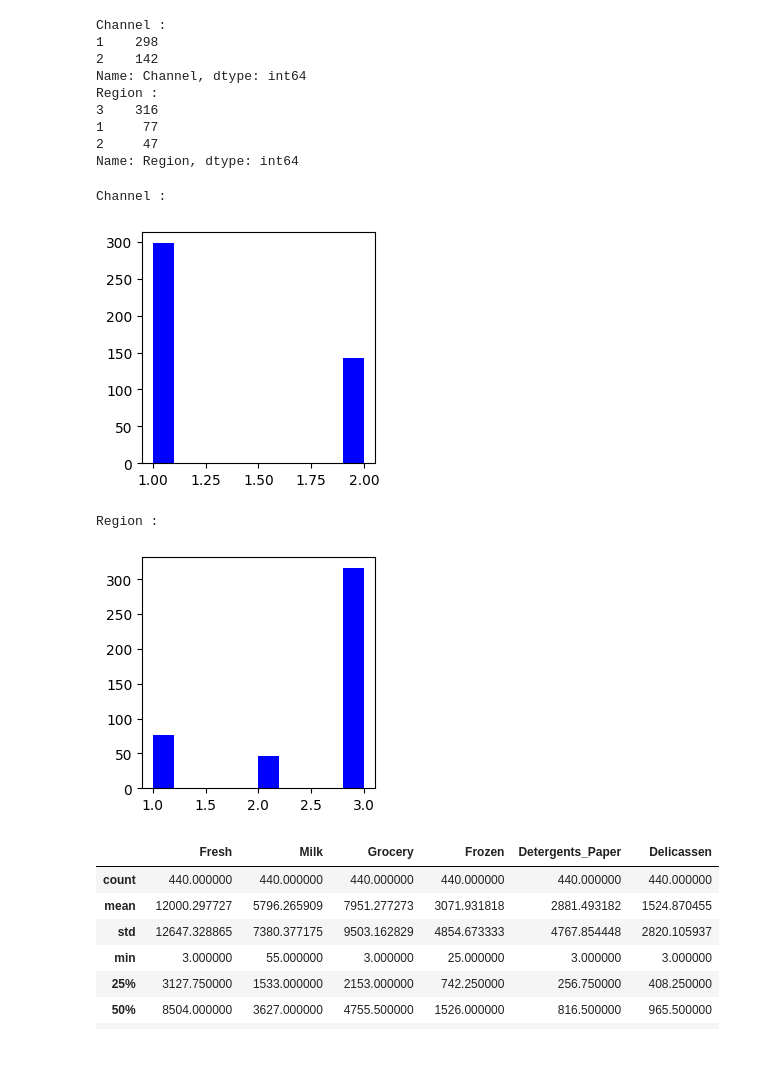
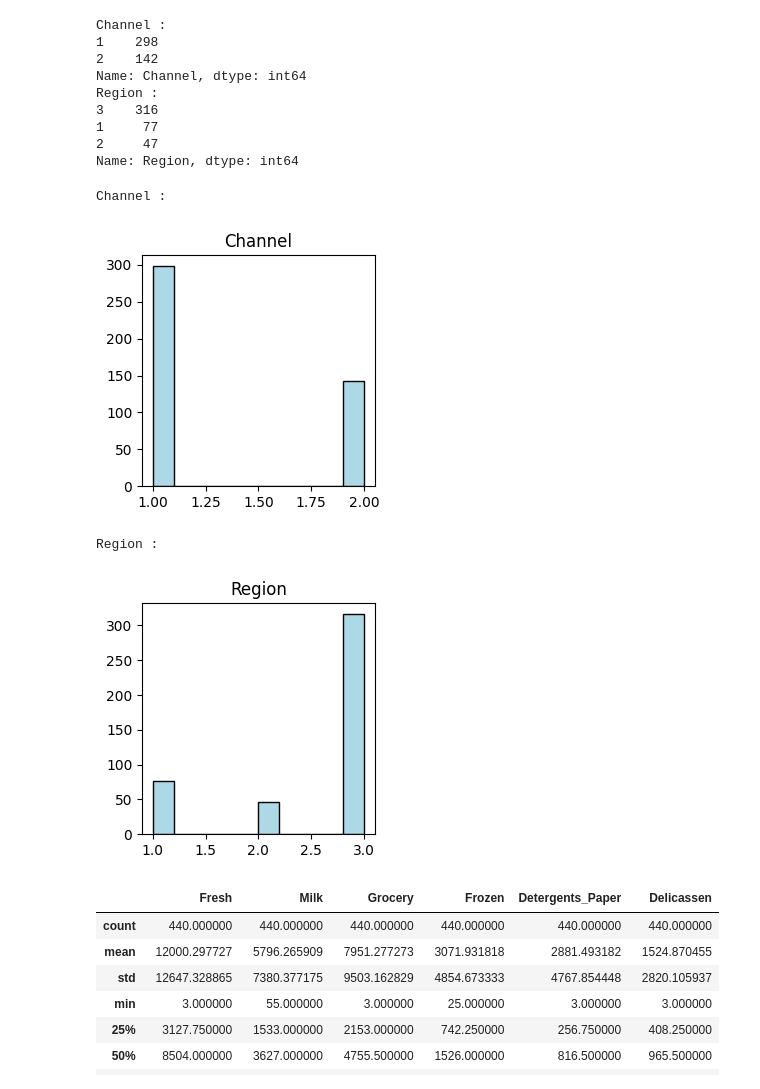
Before and after one commit to cocktail-clustering/1st-clustering, a Jupyter notebook: code/baseline.ipynb, the cells around one changed output. Cells and saved outputs as stored; diff of their text form; code cells hidden in the pictures; blank space fills up the shorter version.

```diff
--- a/code/baseline.ipynb
+++ b/code/baseline.ipynb
@@ -121,15 +125,16 @@ Name: Region, dtype: int64
 # %%
 category_cols = ['Channel', 'Region']
 for col in category_cols:
     print(f'{col} : ')
     plt.figure(figsize=(3, 3))
-    plt.hist(df[col], color='b')
+    plt.hist(df[col], color='lightblue', edgecolor='black')
+    plt.title(col)
     plt.show()
 # %% [output]
 Channel :
-[figure, old version]
+[figure, new version]
 Region :
-[figure, old version]
+[figure, new version]
 # %%
 # numeric columns (연속형 데이터)
 numeric_cols = ['Fresh', 'Milk', 'Grocery', 'Frozen', 'Detergents_Paper', 'Delicassen']
```
Also changed, not shown: parts of 28 cells of this notebook.
